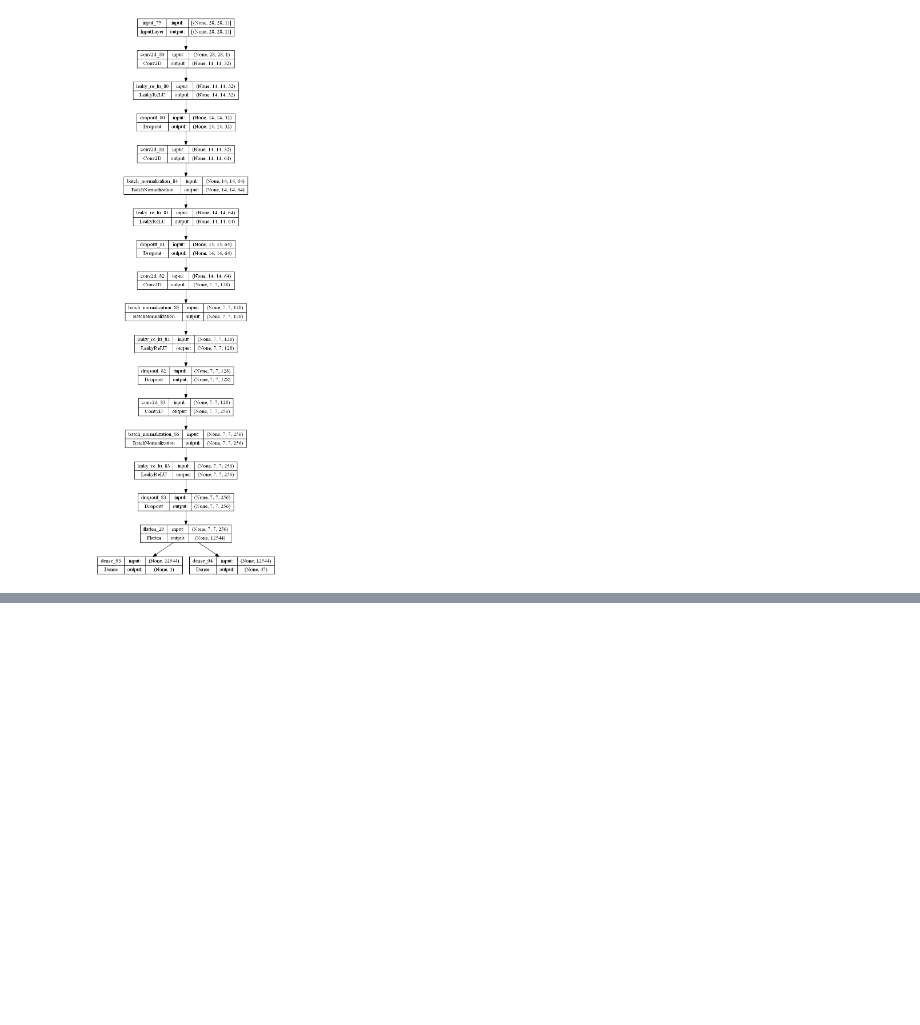
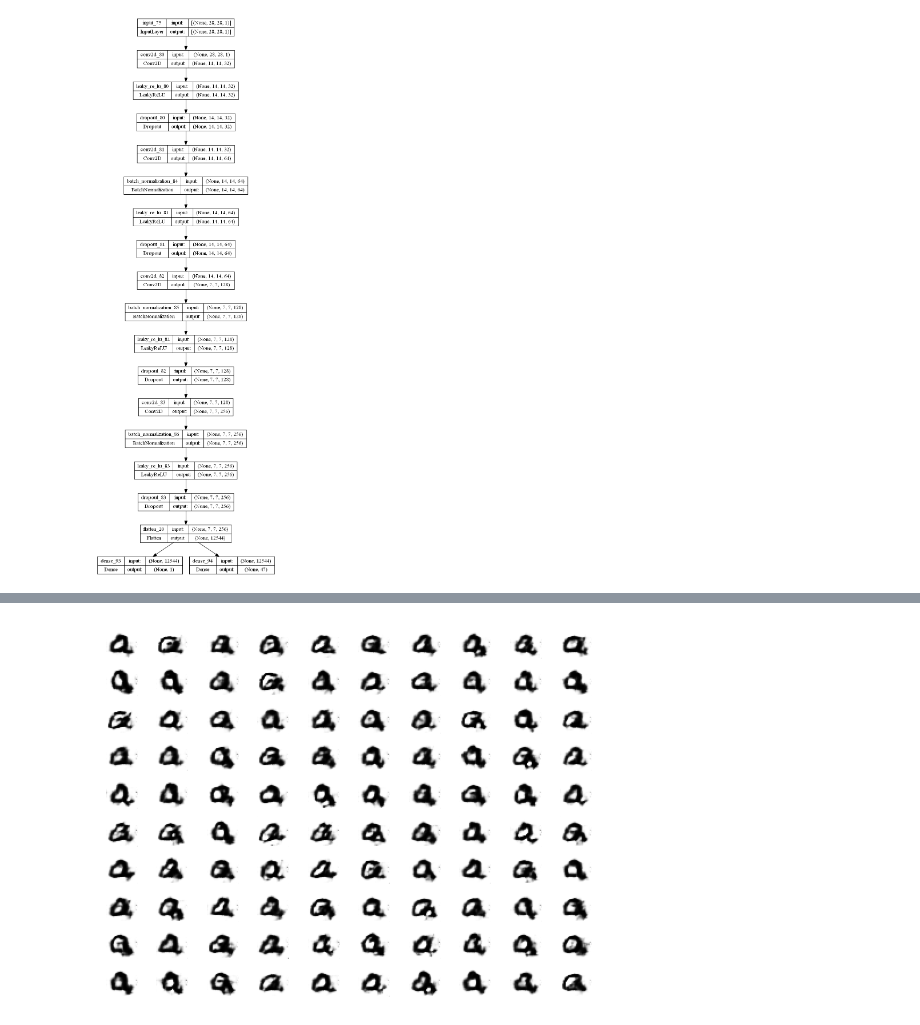
Before and after one commit to tardisfromtornspace/Agentes-Inteligentes, a Jupyter notebook: ACGAN-Algigantix.ipynb, the cells around one changed output, grey strips where cells are left out. Drawn from its saved outputs; the diff is of its cells as text; code cells hidden in the pictures; blank space fills up the shorter version.

Commit message:
Red ACGAN terminada

```diff
--- a/ACGAN-Algigantix.ipynb
+++ b/ACGAN-Algigantix.ipynb
@@ -597,0 +548,34 @@ Ahora que la red ACGAN ha sido entrenada podemos generar un billete de la clase
+# %%
+# Enternamiento
+def train(g_model, d_model, gan_model, dataset, latent_dim, n_epochs=100, n_batch=100):
+    # Calculamos el número de batches por epoch, nosotros hemos decidido hacerlo de 100 por como estaba en el artículo, es más rápido pero aprende algo más lento
+    bat_per_epo = int(dataset[0].shape[0] / n_batch)
+    # calculo el número de iteraciones
+    n_steps = bat_per_epo * n_epochs
+    print(n_steps)
+    # lo haremos a la mitad de batch
+    half_batch = int(n_batch / 2)
+    # Enumerar epochs manualmente
+    for i in range(n_steps):
+        # Tomamos las muestras reales
+        [X_real, labels_real], y_real = generate_real_samples(dataset, half_batch)
+        # actualizamos el discriminador con las reales
+        _,d_r1,d_r2 = d_model.train_on_batch(X_real, [y_real, labels_real])
+        # generamos muestras falsas
+        [X_fake, labels_fake], y_fake = generate_fake_samples(g_model, latent_dim, half_batch)
+        # entrenamos al discriminador con las falsas
+        _,d_f,d_f2 = d_model.train_on_batch(X_fake, [y_fake, labels_fake])
+        # generamos muestrass falsas, pero esta vez decimos que son reales
+        [z_input, z_labels] = generate_latent_points(latent_dim, n_batch)
+        y_gan = ones((n_batch, 1))
+        # entrenando la red ACGAN, calculamos el error del discriminador y actualizamos el generador
+        _,g_1,g_2 = gan_model.train_on_batch([z_input, z_labels], [y_gan, z_labels])
+        # Esto está aquí solo para ayudarnos a ver que esto realmente progresa por cada batch
+        # Es decir, en cada llave, el primer valor nos dice el error de real/fake, y el segundo el error al clasificar la clase.
+        # En este caso, nos dice el loss del discriminador cuando se le meten muestras reales (d_r1 y d_r2), y falsas (d_f y d_f2)
+        # Y el respectivo del generador (g_1, g_2)
+        # los tres valores que están como _  arriba son realmente la suma de las dos loss, por lo que son redundantes
+        print('>%d, dr[%.3f,%.3f], df[%.3f,%.3f], g[%.3f,%.3f]' % (i+1, d_r1,d_r2, d_f,d_f2, g_1,g_2))
+        # guardamos el modelo cada 10 "epochs"
+        if (i+1) % (bat_per_epo * 10) == 0:
+            resumir_exito(i, g_model, latent_dim)
@@ -647,0 +667,11 @@ WARNING:tensorflow:No training configuration found in the save file, so the mode
+# %%
+n_class = LosCaracteres.ela.value # La a
+# generate images
+latent_points, labels = generate_latent_points2(latent_dim, n_examples, n_class)
+# generate images
+X2  = model.predict([latent_points, labels])
+# scale from [-1,1] to [0,1]
+X2 = (X2 + 1) / 2.0
+# plot the result
+save_plot(X2, n_examples)
+# %% [output]
@@ -647,0 +679 @@ WARNING:tensorflow:No training configuration found in the save file, so the mode
+[figure, added]
```
Also changed, not shown: parts of 29 cells of this notebook, 4 other files.
